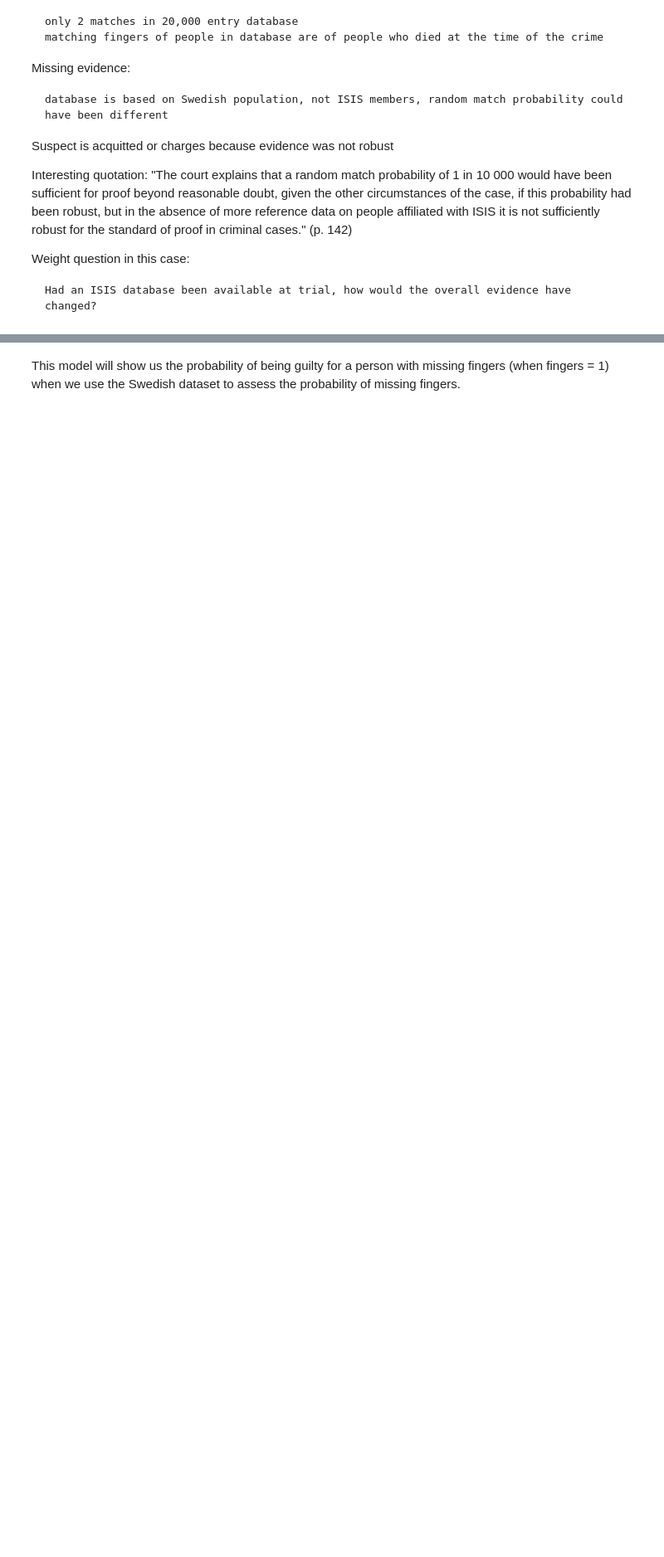
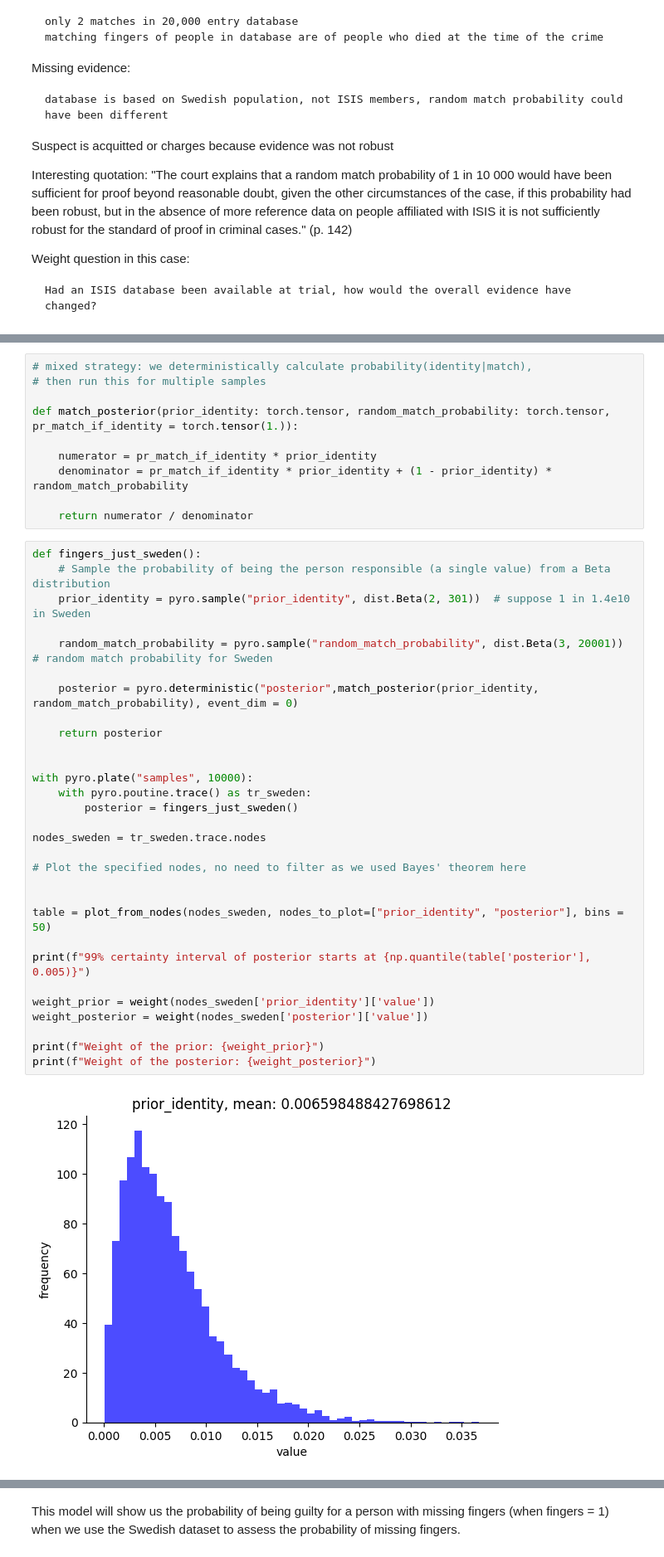
Before and after one commit to rfl-urbaniak/MRbook, a Jupyter notebook: weight-paper/scripts/missing_fingers.ipynb, the cells around one changed output, grey strips where cells are left out. Shown at 83% size. Saved outputs shown, nothing was run; the diff lists cells and outputs as text; blank space fills up the shorter version.

Commit message:
revised the fingers model

```diff
--- a/weight-paper/scripts/missing_fingers.ipynb
+++ b/weight-paper/scripts/missing_fingers.ipynb
@@ -102,0 +110,42 @@ tensor(6.4502e-08)
+# %%
+# mixed strategy: we deterministically calculate probability(identity|match),
+# then run this for multiple samples
+
+def match_posterior(prior_identity: torch.tensor, random_match_probability: torch.tensor, pr_match_if_identity = torch.tensor(1.)):
+
+    numerator = pr_match_if_identity * prior_identity
+    denominator = pr_match_if_identity * prior_identity + (1 - prior_identity) * random_match_probability
+
+    return numerator / denominator
+# %%
+def fingers_just_sweden():
+    # Sample the probability of being the person responsible (a single value) from a Beta distribution
+    prior_identity = pyro.sample("prior_identity", dist.Beta(2, 301))  # suppose 1 in 1.4e10 in Sweden
+
+    random_match_probability = pyro.sample("random_match_probability", dist.Beta(3, 20001))  # random match probability for Sweden
+
+    posterior = pyro.deterministic("posterior",match_posterior(prior_identity, random_match_probability), event_dim = 0)
+
+    return posterior
+
+
+with pyro.plate("samples", 10000):
+    with pyro.poutine.trace() as tr_sweden:
+        posterior = fingers_just_sweden()
+
+nodes_sweden = tr_sweden.trace.nodes
+
+# Plot the specified nodes, no need to filter as we used Bayes' theorem here
+
+
+table = plot_from_nodes(nodes_sweden, nodes_to_plot=["prior_identity", "posterior"], bins = 50)
+
+print(f"99% certainty interval of posterior starts at {np.quantile(table['posterior'], 0.005)}")
+
+weight_prior = weight(nodes_sweden['prior_identity']['value'])
+weight_posterior = weight(nodes_sweden['posterior']['value'])
+
+print(f"Weight of the prior: {weight_prior}")
+print(f"Weight of the posterior: {weight_posterior}")
+# %% [output]
+[figure, added]
```
Also changed, not shown: parts of 15 cells of this notebook.
